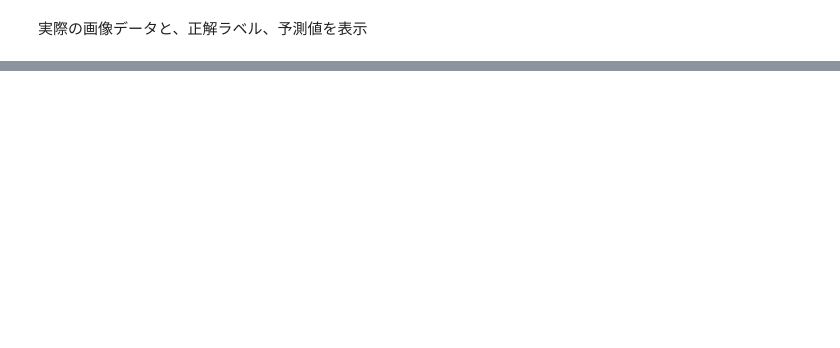
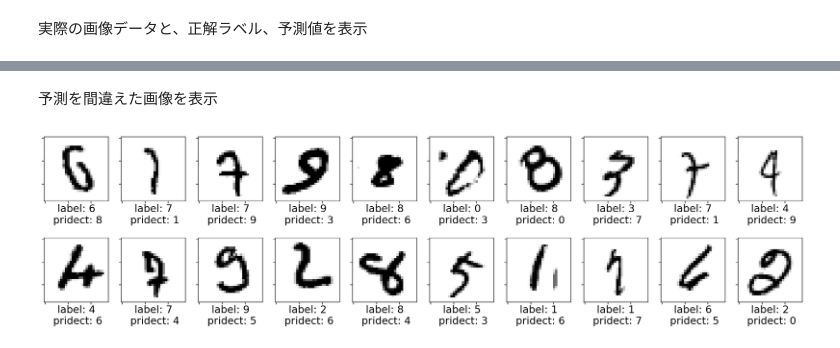
Before and after one commit to hiroshun/Practice_DeepLearning, a Jupyter notebook: ch5_back_propagation.ipynb, the cells around one changed output, grey strips where cells are left out. Drawn from its saved outputs; the diff is of its cells as text; code cells hidden in the pictures; blank space fills up the shorter version.

```diff
--- a/ch5_back_propagation.ipynb
+++ b/ch5_back_propagation.ipynb
@@ -372,0 +390,25 @@ for i in range(20):
+# %% [markdown]
+予測を間違えた画像を表示
+# %%
+label = np.argmax(t_test, axis=1)
+predict = np.argmax(network.predict(x_test), axis=1)
+
+# 間違えた画像のインデックスのリスト
+miss_index = np.arange(t_test.shape[0])[label != predict]
+choice_index = np.random.choice(miss_index, 20)
+
+plt.subplots(2,10,figsize=(20, 5))
+
+for i, img_index in enumerate(choice_index):
+    img = x_test[[img_index]]    #imgに各画像が入る
+    label = np.argmax(t_test[img_index])
+    response = np.argmax(network.predict(img)) #NNによる答え
+
+    plt.subplot(2, 10, i + 1)
+    plt.tick_params(which='both',labelleft='off', labelbottom='off')    #軸の数字を消す
+    plt.xlabel("label: {0}\n pridect: {1}".format(label, response), fontsize=15)    #ラベルを図の下に表示
+
+    img = img.reshape(28, 28)    #1次元配列を2次元配列に直す
+    plt.imshow(img, cmap = cm.Greys)    #白黒画像で表示
+# %% [output]
+[figure, added]
```
Also changed, not shown: parts of 6 cells of this notebook.
